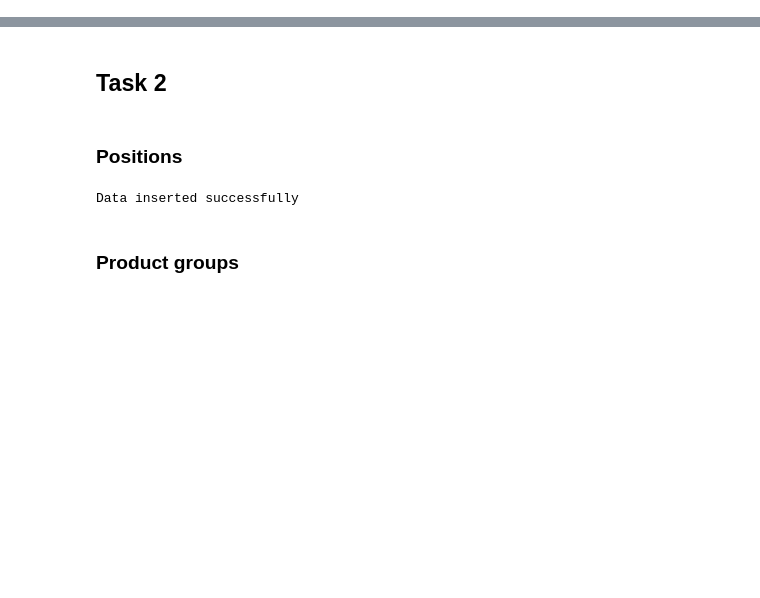
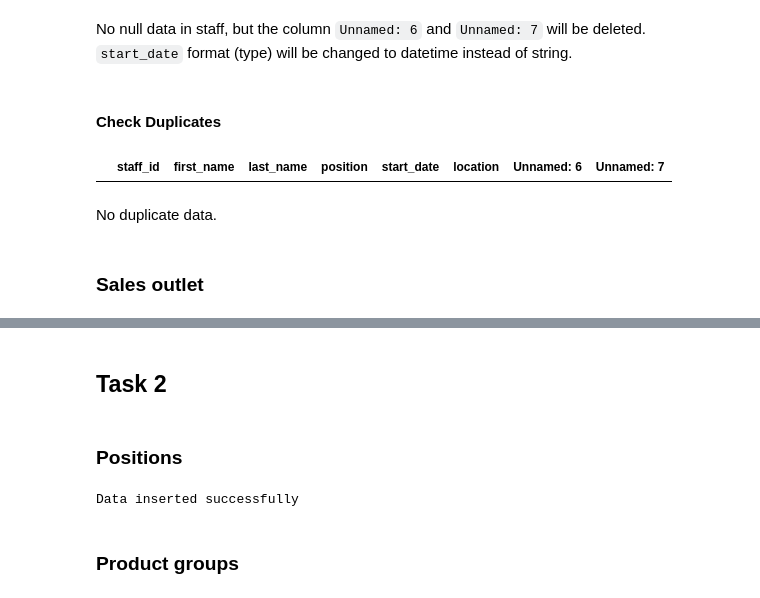
Before and after one commit to nindakhoirunnisa/nindakhoirunnisa.github.io, a Jupyter notebook: coffee_shops/input_data.ipynb, the cells around one changed output, grey strips where cells are left out. Cells and saved outputs as stored; diff of their text form; code cells hidden in the pictures; blank space fills up the shorter version.

```diff
--- a/coffee_shops/input_data.ipynb
+++ b/coffee_shops/input_data.ipynb
@@ -3,0 +8,3 @@ import pandas as pd
+# %%
+staffs = pd.read_csv('staff.csv')
+staffs.info()
@@ -3,0 +27,16 @@ import pandas as pd
+# %% [markdown]
+No null data in staff, but the column `Unnamed: 6` and `Unnamed: 7` will be deleted.
+`start_date` format (type) will be changed to datetime instead of string.
+# %% [markdown]
+#### Check Duplicates
+# %%
+duplicates = staffs.duplicated(subset=['staff_id'], keep=False)
+
+duplicate_rows = staffs[duplicates]
+duplicate_rows
+# %% [output]
+|  | staff_id | first_name | last_name | position | start_date | location | Unnamed: 6 | Unnamed: 7 |
+# %% [markdown]
+No duplicate data.
+# %% [markdown]
+### Sales outlet
```
Also changed, not shown: parts of 82 cells of this notebook, 1 other file.
